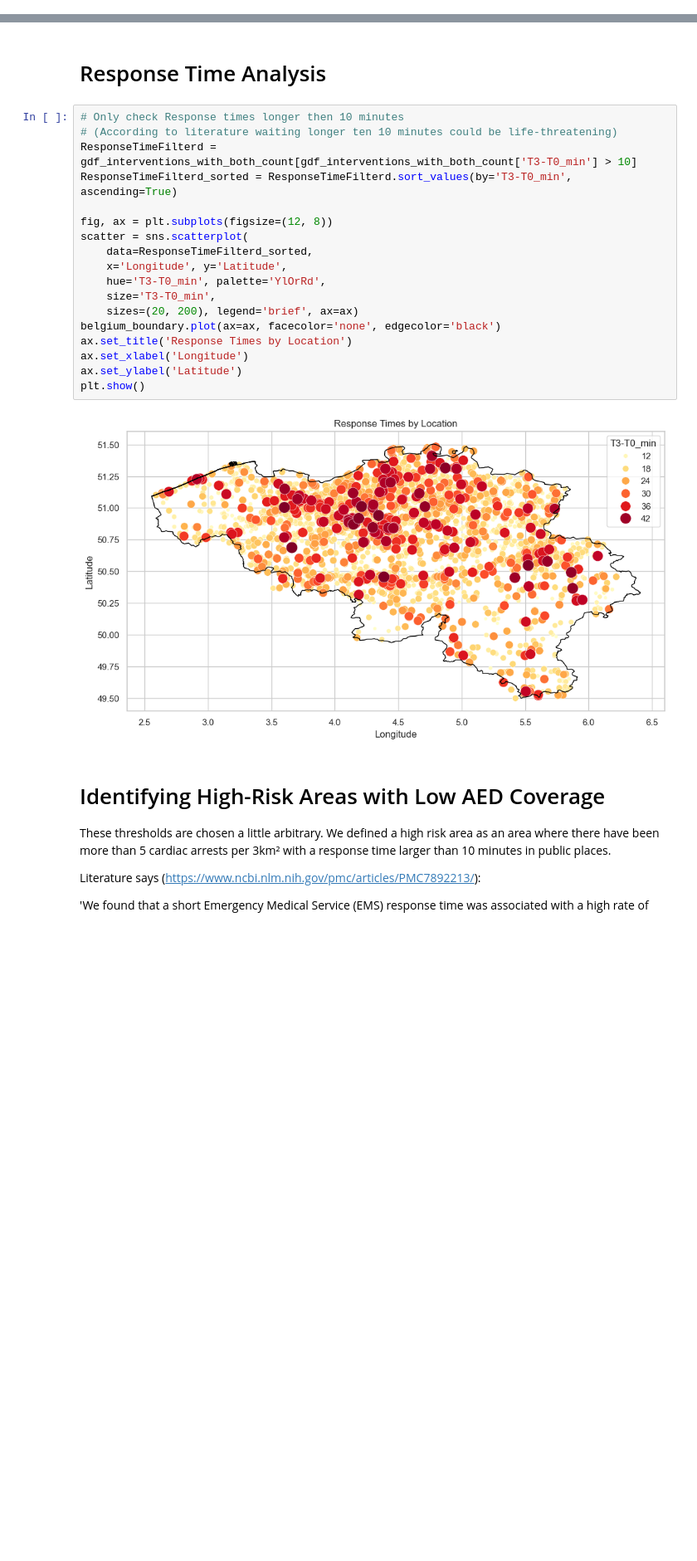
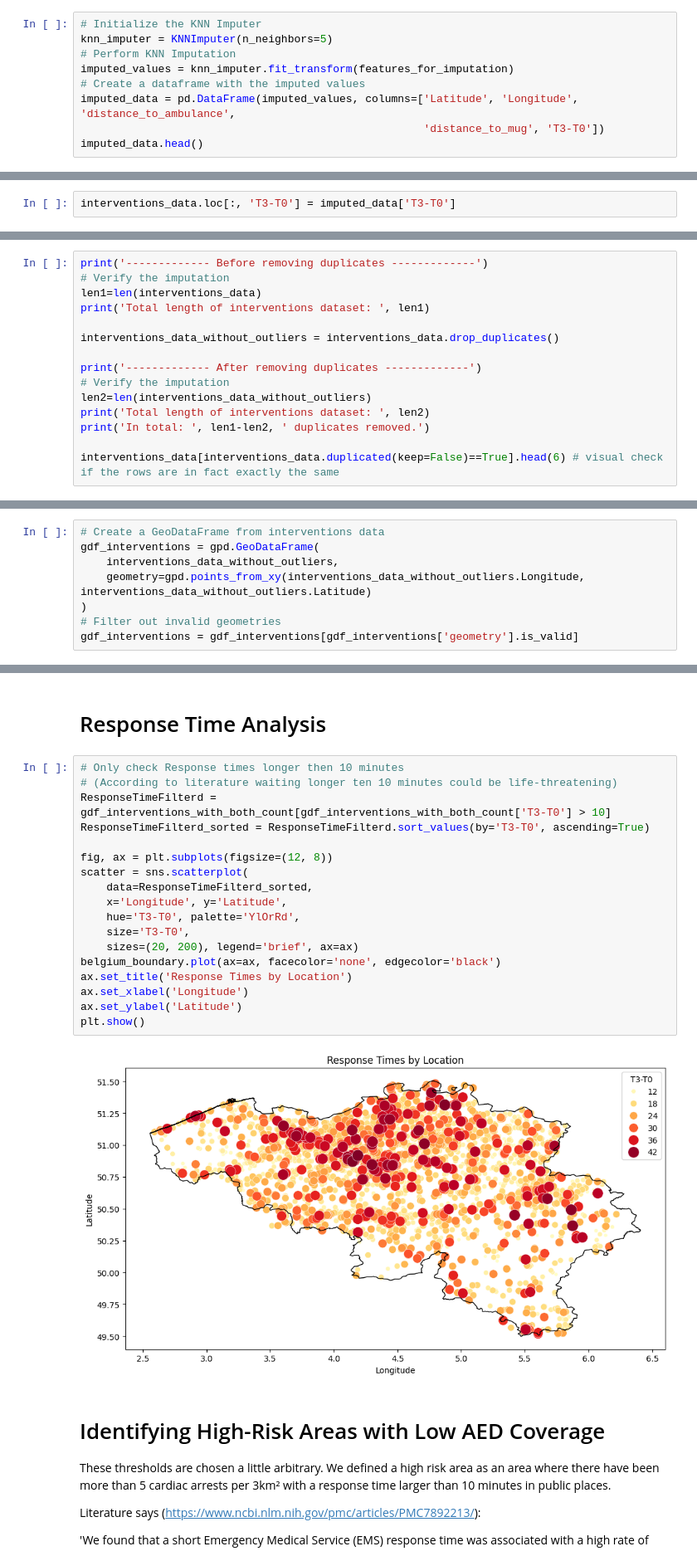
Before and after one commit to JeroenGuillierme/Project-MDA, a Jupyter notebook: 3. AED Placement.ipynb, the cells around one changed output, grey strips where cells are left out. Shown at 83% size. Cells and saved outputs as stored; diff of their text form; blank space fills up the shorter version.

```diff
--- a/3. AED Placement.ipynb
+++ b/3. AED Placement.ipynb
@@ -189,0 +113,9 @@ See the caveats in the documentation: https://pandas.pydata.org/pandas-docs/stab
+# %%
+# Initialize the KNN Imputer
+knn_imputer = KNNImputer(n_neighbors=5)
+# Perform KNN Imputation
+imputed_values = knn_imputer.fit_transform(features_for_imputation)
+# Create a dataframe with the imputed values
+imputed_data = pd.DataFrame(imputed_values, columns=['Latitude', 'Longitude', 'distance_to_ambulance',
+                                                     'distance_to_mug', 'T3-T0'])
+imputed_data.head()
@@ -189,0 +131,2 @@ See the caveats in the documentation: https://pandas.pydata.org/pandas-docs/stab
+# %%
+interventions_data.loc[:, 'T3-T0'] = imputed_data['T3-T0']
@@ -189,0 +135,15 @@ See the caveats in the documentation: https://pandas.pydata.org/pandas-docs/stab
+# %%
+print('------------- Before removing duplicates -------------')
+# Verify the imputation
+len1=len(interventions_data)
+print('Total length of interventions dataset: ', len1)
+
+interventions_data_without_outliers = interventions_data.drop_duplicates()
+
+print('------------- After removing duplicates -------------')
+# Verify the imputation
+len2=len(interventions_data_without_outliers)
+print('Total length of interventions dataset: ', len2)
+print('In total: ', len1-len2, ' duplicates removed.')
+
+interventions_data[interventions_data.duplicated(keep=False)==True].head(6) # visual check if the rows are in fact exactly the same
@@ -206,3 +182,11 @@ plt.show()
+# %%
+# Create a GeoDataFrame from interventions data
+gdf_interventions = gpd.GeoDataFrame(
+    interventions_data_without_outliers,
+    geometry=gpd.points_from_xy(interventions_data_without_outliers.Longitude, interventions_data_without_outliers.Latitude)
+)
+# Filter out invalid geometries
+gdf_interventions = gdf_interventions[gdf_interventions['geometry'].is_valid]
 # %% [markdown]
 **Adding Incident Density to Dataset**
 # %%
@@ -360,23 +312,23 @@ Name: count, Length: 322, dtype: int64
 # %%
 # Only check Response times longer then 10 minutes
 # (According to literature waiting longer ten 10 minutes could be life-threatening)
-ResponseTimeFilterd = gdf_interventions_with_both_count[gdf_interventions_with_both_count['T3-T0_min'] > 10]
-ResponseTimeFilterd_sorted = ResponseTimeFilterd.sort_values(by='T3-T0_min', ascending=True)
+ResponseTimeFilterd = gdf_interventions_with_both_count[gdf_interventions_with_both_count['T3-T0'] > 10]
+ResponseTimeFilterd_sorted = ResponseTimeFilterd.sort_values(by='T3-T0', ascending=True)
 
 fig, ax = plt.subplots(figsize=(12, 8))
 scatter = sns.scatterplot(
     data=ResponseTimeFilterd_sorted,
     x='Longitude', y='Latitude',
-    hue='T3-T0_min', palette='YlOrRd',
-    size='T3-T0_min',
+    hue='T3-T0', palette='YlOrRd',
+    size='T3-T0',
     sizes=(20, 200), legend='brief', ax=ax)
 belgium_boundary.plot(ax=ax, facecolor='none', edgecolor='black')
 ax.set_title('Response Times by Location')
 ax.set_xlabel('Longitude')
 ax.set_ylabel('Latitude')
 plt.show()
 # %% [output]
-[figure, old version]
+[figure, new version]
 # %% [markdown]
 # Identifying High-Risk Areas with Low AED Coverage
 
```
Also changed, not shown: parts of 29 cells of this notebook.
